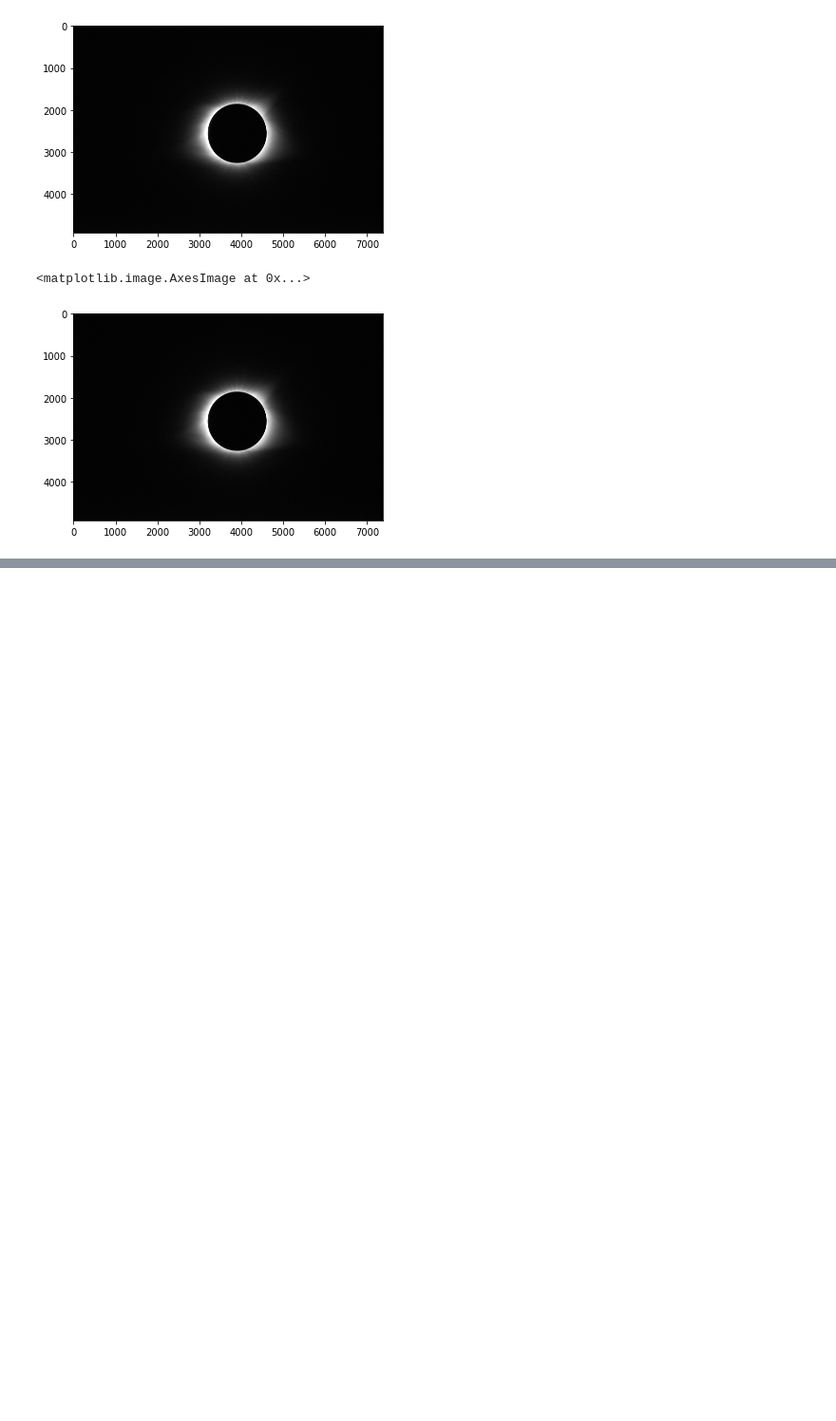
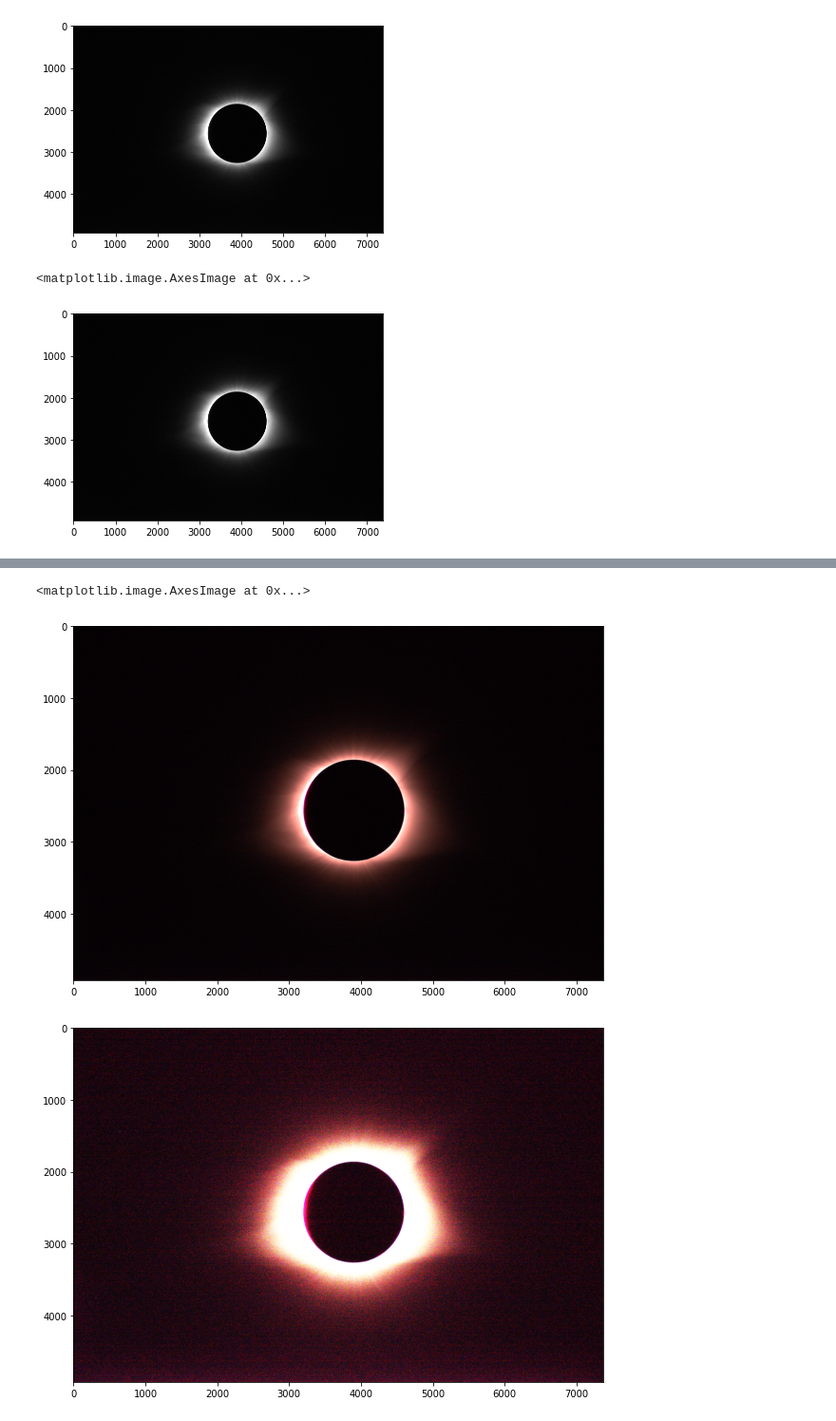
Before and after one commit to Tanmay972002/solar_corona-study, a Jupyter notebook: file_read.ipynb, the cells around one changed output, grey strips where cells are left out. Shown at 95% size. Saved outputs shown, nothing was run; the diff lists cells and outputs as text; code cells hidden in the pictures; blank space fills up the shorter version.

```diff
--- a/file_read.ipynb
+++ b/file_read.ipynb
@@ -101,0 +76,35 @@ def normalize(arr):
+# %%
+import cv2
+import numpy as np
+import math
+
+img = plt.imread('D:\OneDrive - IIT Delhi\Intern\BTP\Wei-Hao-20220605T090859Z-001\TIFF\TIFFDSC_4002.tiff')
+
+# convert img to gray
+#gray = rgb2gray(img)
+# # compute gamma = log(mid*255)/log(mean)
+# mid = 0.5
+# mean = np.mean(gray)
+# gamma = math.log(mid*255)/math.log(mean)
+# print(gamma)
+
+
+# do gamma correction
+img_gamma1 = np.power(img, 1.6).clip(0,255).astype(np.uint8)
+img_gamma2 = (np.power(img/255, 1.6)*255).astype(np.uint8)
+
+
+
+
+# show results
+plt.figure(figsize=(10,10))
+plt.imshow( img)
+plt.figure(figsize=(10,10))
+plt.imshow( img_gamma1)
+plt.figure(figsize=(10,10))
+plt.imshow( img_gamma2)
+#cv2.imshow('result2', img_gamma2)
+# %% [output]
+<matplotlib.image.AxesImage at 0x...>
+[figure, added]
+[figure, added]
```
Also changed, not shown: parts of 13 cells of this notebook, 2 other files.
